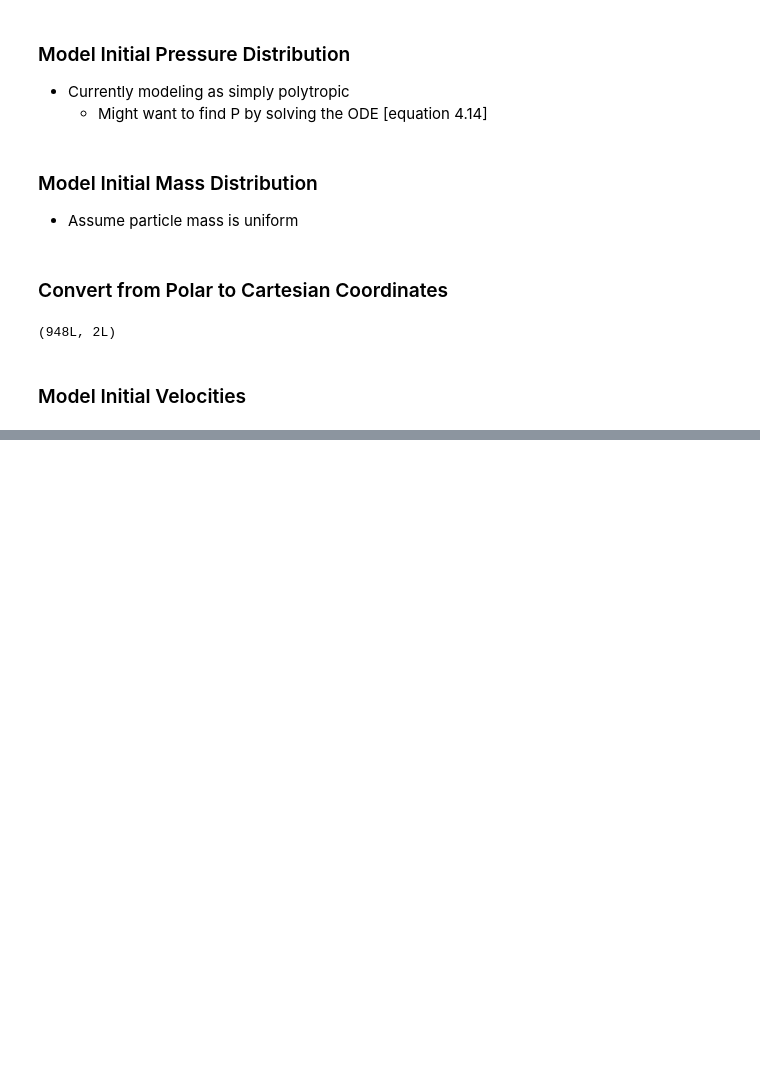
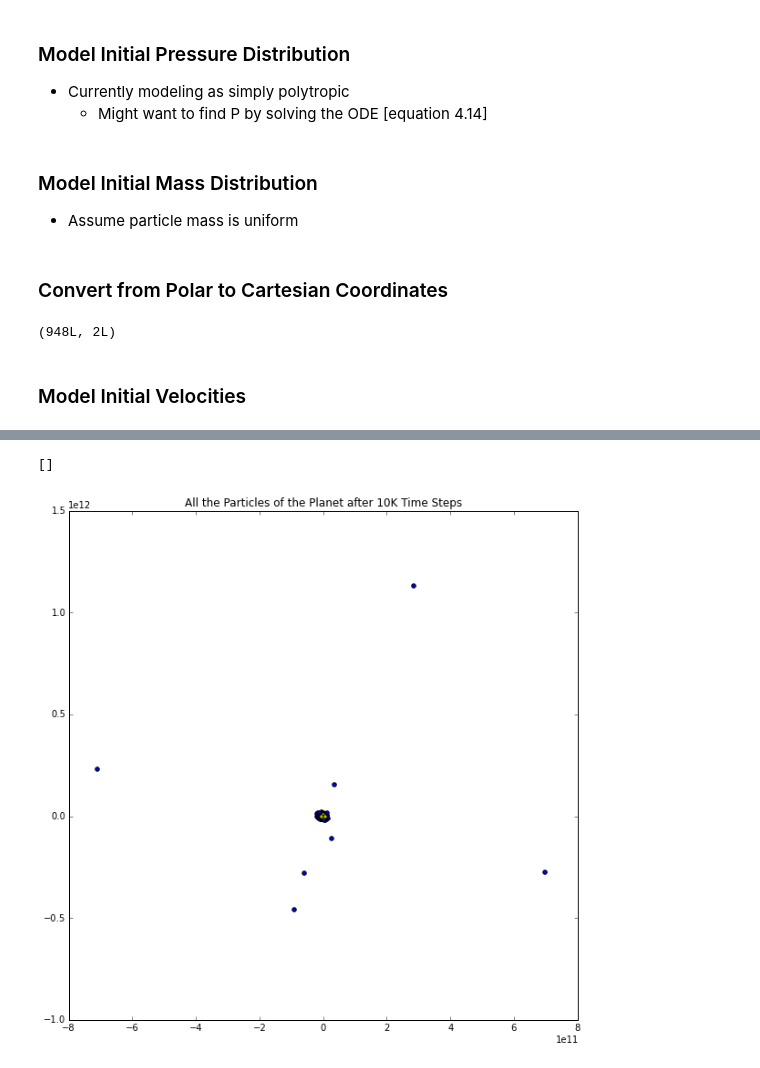
Before and after one commit to saichikine/Jupiter_SPH, a Jupyter notebook: main.ipynb, the cells around one changed output, grey strips where cells are left out. Cells and saved outputs as stored; diff of their text form; code cells hidden in the pictures; blank space fills up the shorter version.

```diff
--- a/main.ipynb
+++ b/main.ipynb
@@ -245,0 +253,9 @@ plt.plot()
+# %%
+plt.figure(figsize=(10,10))
+plt.scatter(xyDistribution[:,0], xyDistribution[:,1], c='b')
+plt.scatter(xyDistributionOld[:,0], xyDistributionOld[:,1], c='y')
+plt.title("All the Particles of the Planet after 10K Time Steps")
+plt.plot()
+# %% [output]
+[]
+[figure, added]
```
Also changed, not shown: parts of 6 cells of this notebook.
